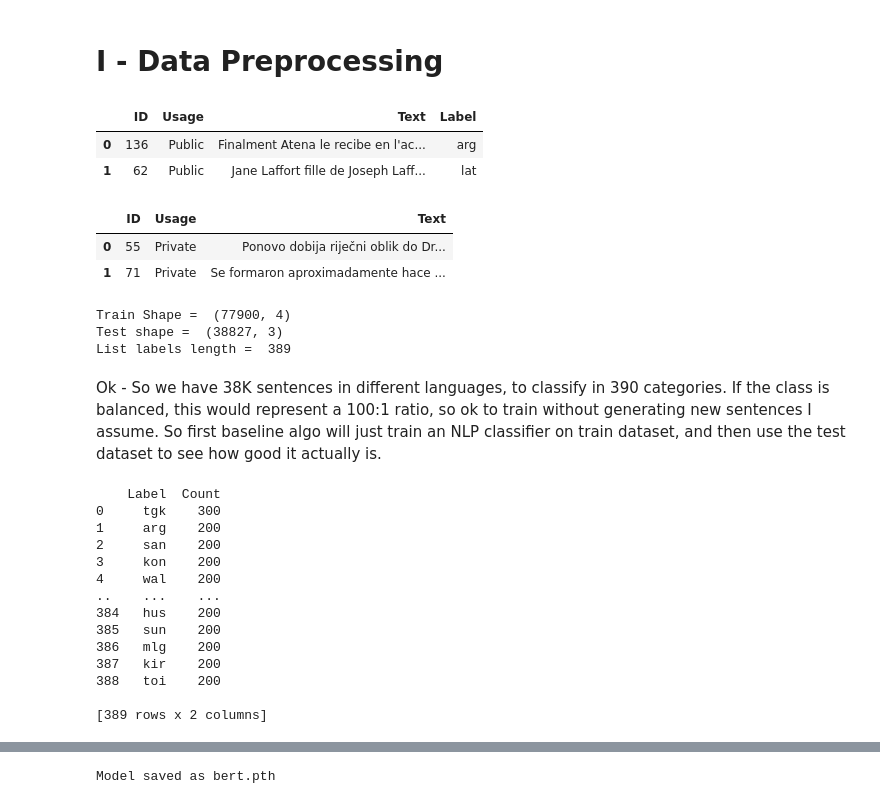
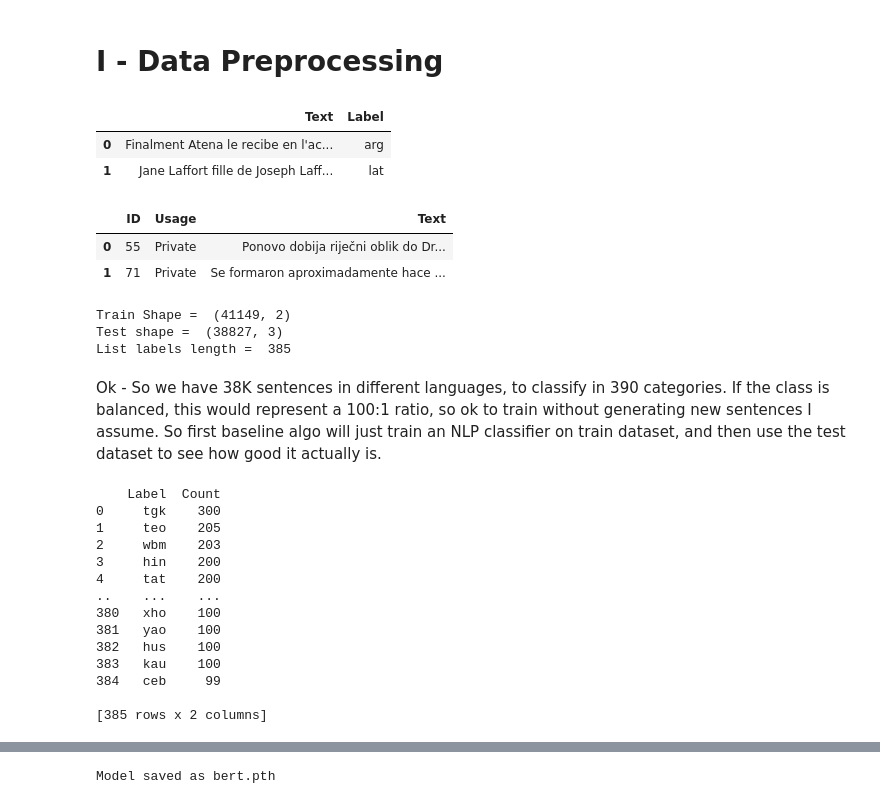
Before and after one commit to louislhotte/nlp-cs-2025, a Jupyter notebook: kaggle_v2.ipynb, the cells around one changed output, grey strips where cells are left out. Drawn from its saved outputs; the diff is of its cells as text; code cells hidden in the pictures.

```diff
--- a/kaggle_v2.ipynb
+++ b/kaggle_v2.ipynb
@@ -12,18 +17,19 @@ import torch
 # I - Data Preprocessing
 # %%
 # df_train = pd.read_csv('Lexical_juggling_train.csv')
-df_train = pd.read_csv('Lexical_juggling_train.csv')
+# df_train = pd.read_csv('train_submission.csv')
+df_train = pd.read_excel('train_augmented.xlsx', sheet_name='Data')
 df_train.dropna(subset=['Label'], inplace=True)
 labels_with_multiple_rows = df_train['Label'].value_counts()
 labels_to_keep = labels_with_multiple_rows[labels_with_multiple_rows > 1].index
 df_train = df_train[df_train['Label'].isin(labels_to_keep)]
 df_train['Text'] = df_train['Text'].astype(str)
 df_train['Label'] = df_train['Label'].astype(str)
 df_train.head(2)
 # %% [output]
-|  | ID | Usage | Text | Label |
-| 0 | 136 | Public | Finalment Atena le recibe en l'ac... | arg |
-| 1 | 62 | Public | Jane Laffort fille de Joseph Laff... | lat |
+|  | Text | Label |
+| 0 | Finalment Atena le recibe en l'ac... | arg |
+| 1 | Jane Laffort fille de Joseph Laff... | lat |
 # %%
 df_test = pd.read_csv('test_without_labels.csv')
 df_test.head(2)
@@ -35,10 +41,11 @@ df_test.head(2)
 print("Train Shape = ",df_train.shape)
 print("Test shape = ",df_test.shape)
 print("List labels length = ", len(df_train['Label'].unique()))
+# print(df_train['Label'].unique())
 # %% [output]
-Train Shape =  (77900, 4)
+Train Shape =  (41149, 2)
 Test shape =  (38827, 3)
-List labels length =  389
+List labels length =  385
 # %% [markdown]
 Ok - So we have 38K sentences in different languages, to classify in 390 categories. If the class is balanced, this would represent a 100:1 ratio, so ok to train without generating new sentences I assume. So first baseline algo will just train an NLP classifier on train dataset, and then use the test dataset to see how good it actually is.
 # %%
@@ -50,15 +57,15 @@ print(label_counts)
 # %% [output]
     Label  Count
 0     tgk    300
-1     arg    200
-2     san    200
-3     kon    200
-4     wal    200
+1     teo    205
+2     wbm    203
+3     hin    200
+4     tat    200
 ..    ...    ...
-384   hus    200
-385   sun    200
-386   mlg    200
-387   kir    200
-388   toi    200
+380   xho    100
+381   yao    100
+382   hus    100
+383   kau    100
+384   ceb     99
 
-[389 rows x 2 columns]
+[385 rows x 2 columns]
```
Also changed, not shown: parts of 13 cells of this notebook, 2 other files.
